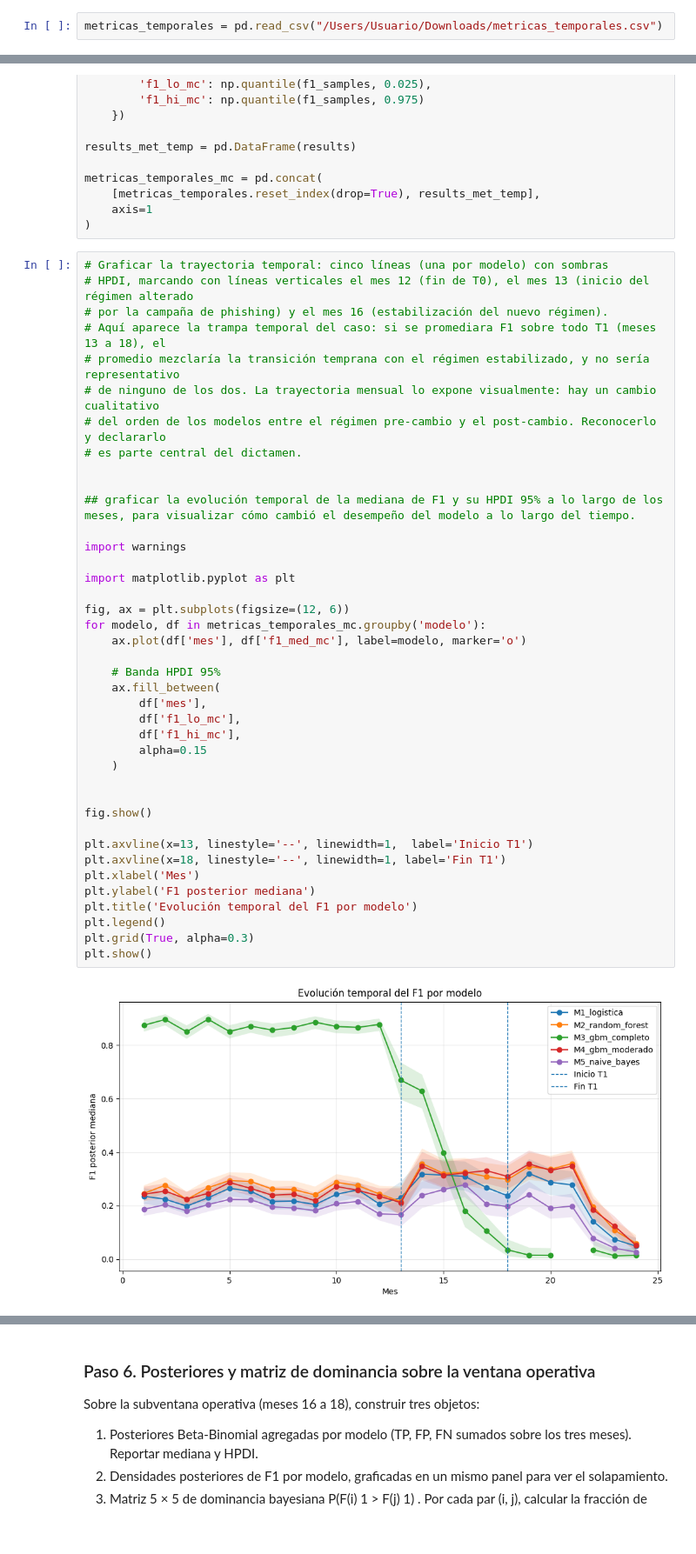
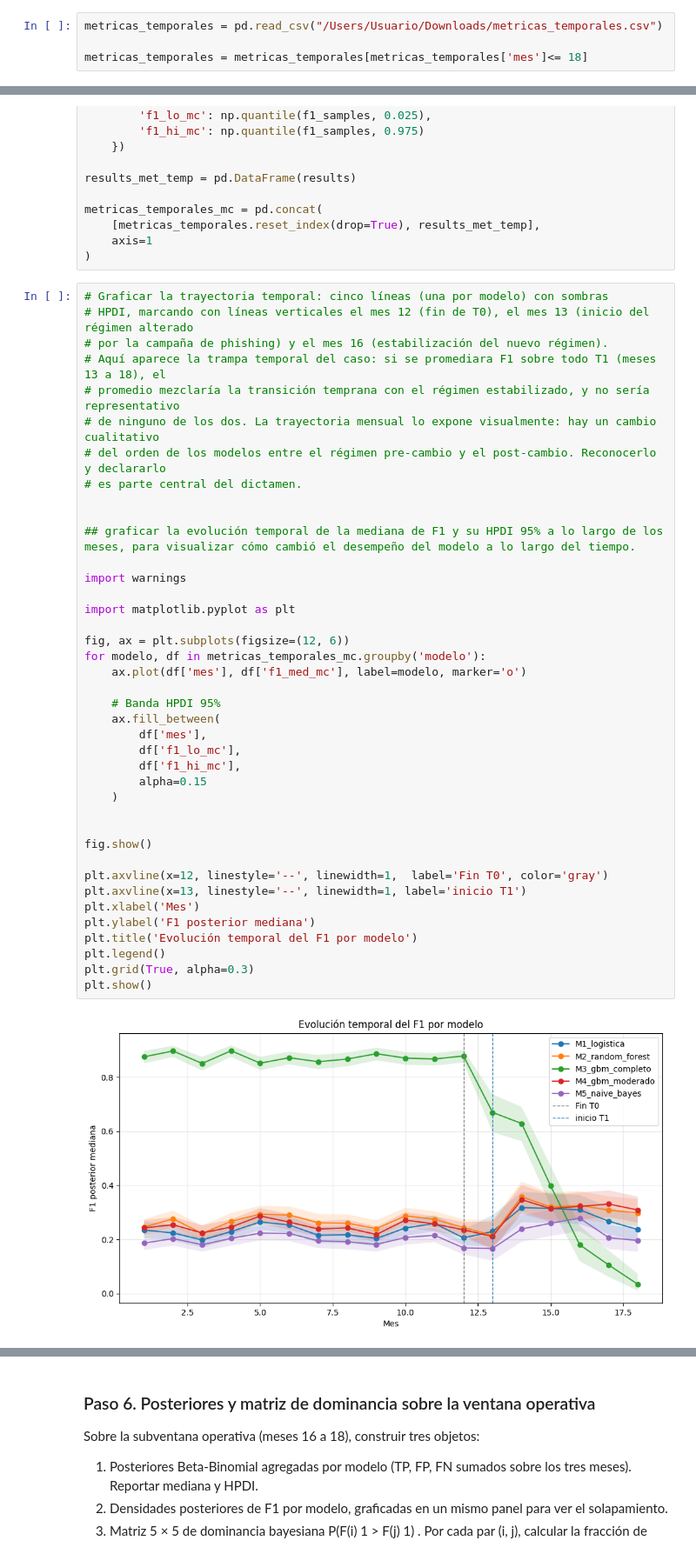
Before and after one commit to FernandoMRestelli/banco-anfora-bayes-fraud, a Jupyter notebook: notebooks/Fernando - AntiFraude.ipynb, the cells around one changed output, grey strips where cells are left out. Shown at 87% size. Drawn from its saved outputs; the diff is of its cells as text; blank space fills up the shorter version.

```diff
--- a/notebooks/Fernando - AntiFraude.ipynb
+++ b/notebooks/Fernando - AntiFraude.ipynb
@@ -858,4 +858,6 @@ del orden de los modelos entre el régimen pre-cambio y el post-cambio. Reconoce
 es parte central del dictamen.
 # %%
 metricas_temporales = pd.read_csv("/Users/Usuario/Downloads/metricas_temporales.csv")
+
+metricas_temporales = metricas_temporales[metricas_temporales['mes']<= 18]
 # %%
@@ -940,33 +957,33 @@ metricas_temporales_mc = pd.concat(
 
 
 ## graficar la evolución temporal de la mediana de F1 y su HPDI 95% a lo largo de los meses, para visualizar cómo cambió el desempeño del modelo a lo largo del tiempo.
 
 import warnings
 
 import matplotlib.pyplot as plt
 
 fig, ax = plt.subplots(figsize=(12, 6))
 for modelo, df in metricas_temporales_mc.groupby('modelo'):
     ax.plot(df['mes'], df['f1_med_mc'], label=modelo, marker='o')
 
     # Banda HPDI 95%
     ax.fill_between(
         df['mes'],
         df['f1_lo_mc'],
         df['f1_hi_mc'],
         alpha=0.15
     )
 
 
 fig.show()
 
-plt.axvline(x=13, linestyle='--', linewidth=1,  label='Inicio T1')
-plt.axvline(x=18, linestyle='--', linewidth=1, label='Fin T1')
+plt.axvline(x=12, linestyle='--', linewidth=1,  label='Fin T0', color='gray')
+plt.axvline(x=13, linestyle='--', linewidth=1, label='inicio T1')
 plt.xlabel('Mes')
 plt.ylabel('F1 posterior mediana')
 plt.title('Evolución temporal del F1 por modelo')
 plt.legend()
 plt.grid(True, alpha=0.3)
 plt.show()
 # %% [output]
-[figure, old version]
+[figure, new version]
```
Also changed, not shown: parts of 2 cells of this notebook, 12 other files.
